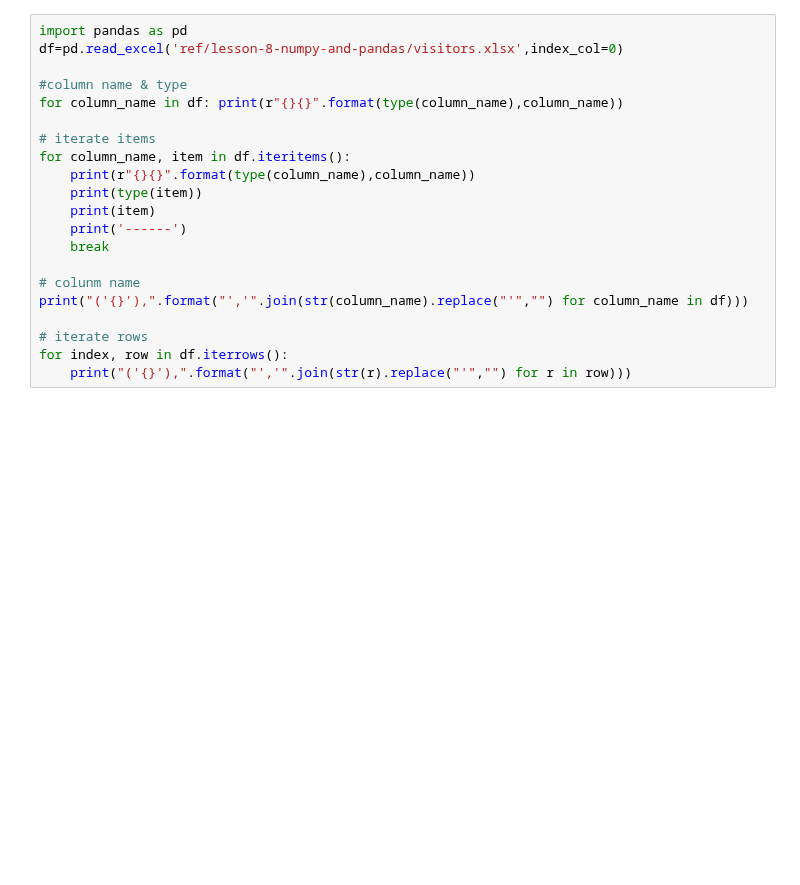
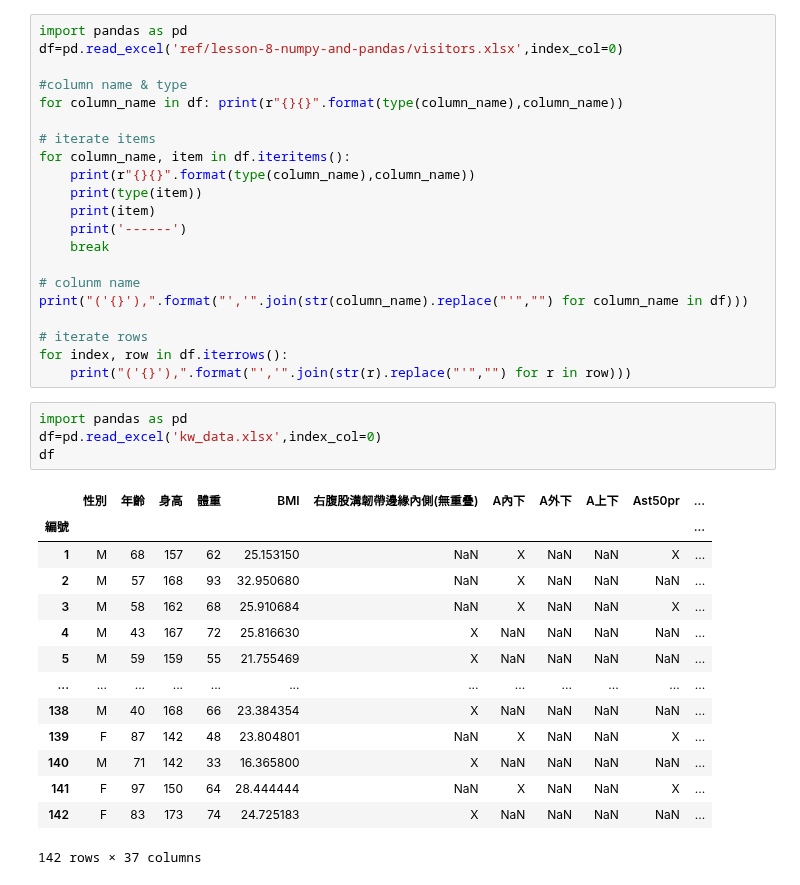
Before and after one commit to eddylin2015/mathsym, a Jupyter notebook: lesson/lesson02C_pandas.ipynb, the cells around one changed output. Drawn from its saved outputs; the diff is of its cells as text; blank space fills up the shorter version.

Commit message:
pandas

```diff
--- a/lesson/lesson02C_pandas.ipynb
+++ b/lesson/lesson02C_pandas.ipynb
@@ -478,3 +491,22 @@ print("('{}'),".format("','".join(str(column_name).replace("'","") for column_na
 # iterate rows
 for index, row in df.iterrows():
     print("('{}'),".format("','".join(str(r).replace("'","") for r in row)))
+# %%
+import pandas as pd
+df=pd.read_excel('kw_data.xlsx',index_col=0)
+df
+# %% [output]
+|  | 性別 | 年齡 | 身高 | 體重 | BMI | 右腹股溝韌帶邊緣內側(無重叠) | A內下 | A外下 | A上下 | Ast50pr | ... |
+| 編號 |  |  |  |  |  |  |  |  |  |  | ... |
+| 1 | M | 68 | 157 | 62 | 25.153150 | NaN | X | NaN | NaN | X | ... |
+| 2 | M | 57 | 168 | 93 | 32.950680 | NaN | X | NaN | NaN | NaN | ... |
+| 3 | M | 58 | 162 | 68 | 25.910684 | NaN | X | NaN | NaN | X | ... |
+| 4 | M | 43 | 167 | 72 | 25.816630 | X | NaN | NaN | NaN | NaN | ... |
+| 5 | M | 59 | 159 | 55 | 21.755469 | X | NaN | NaN | NaN | NaN | ... |
+| ... | ... | ... | ... | ... | ... | ... | ... | ... | ... | ... | ... |
+| 138 | M | 40 | 168 | 66 | 23.384354 | X | NaN | NaN | NaN | NaN | ... |
+| 139 | F | 87 | 142 | 48 | 23.804801 | NaN | X | NaN | NaN | X | ... |
+| 140 | M | 71 | 142 | 33 | 16.365800 | X | NaN | NaN | NaN | NaN | ... |
+| 141 | F | 97 | 150 | 64 | 28.444444 | NaN | X | NaN | NaN | X | ... |
+| 142 | F | 83 | 173 | 74 | 24.725183 | X | NaN | NaN | NaN | NaN | ... |
+142 rows × 37 columns
```
Also changed, not shown: parts of 4 cells of this notebook, 5 other files.
